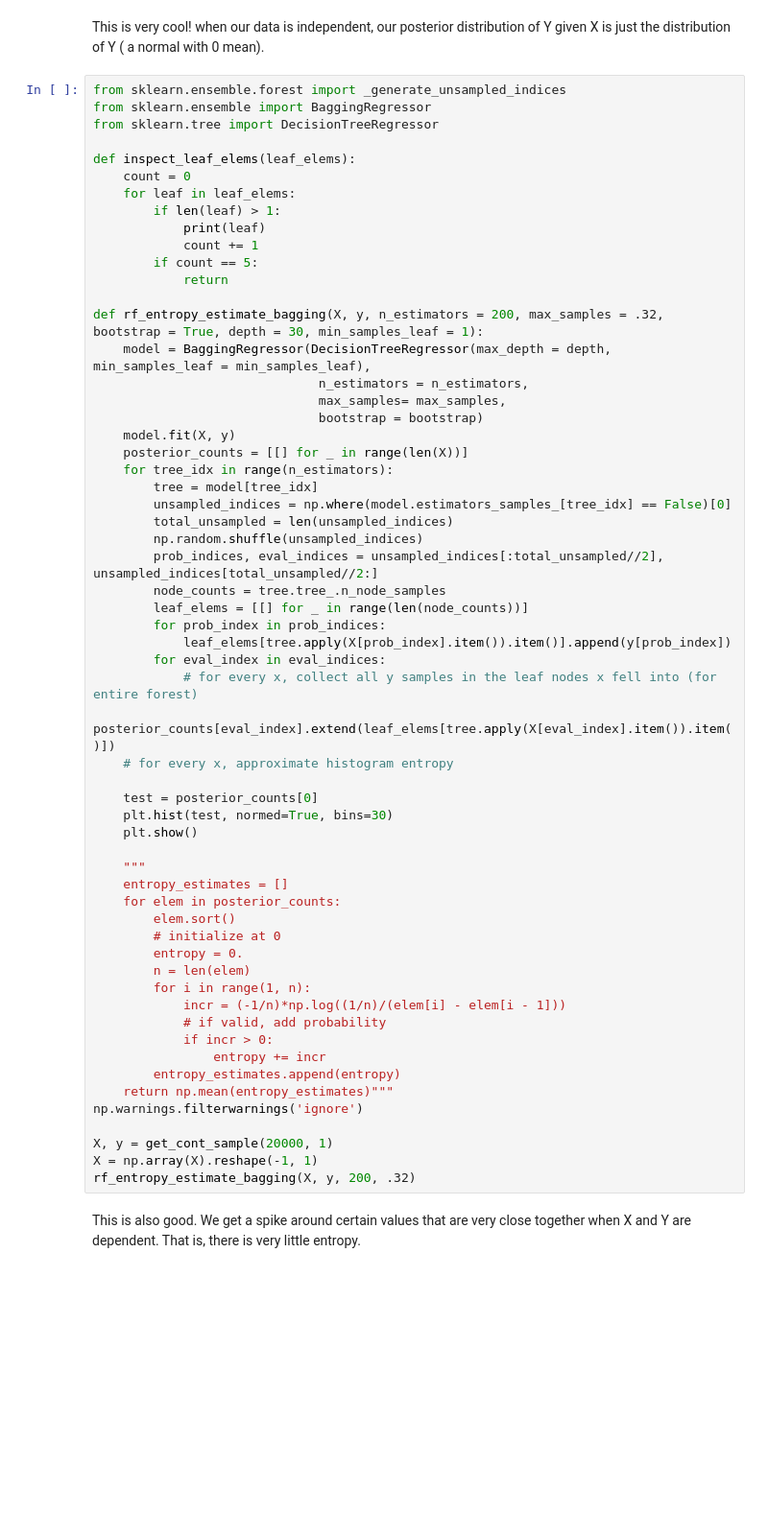
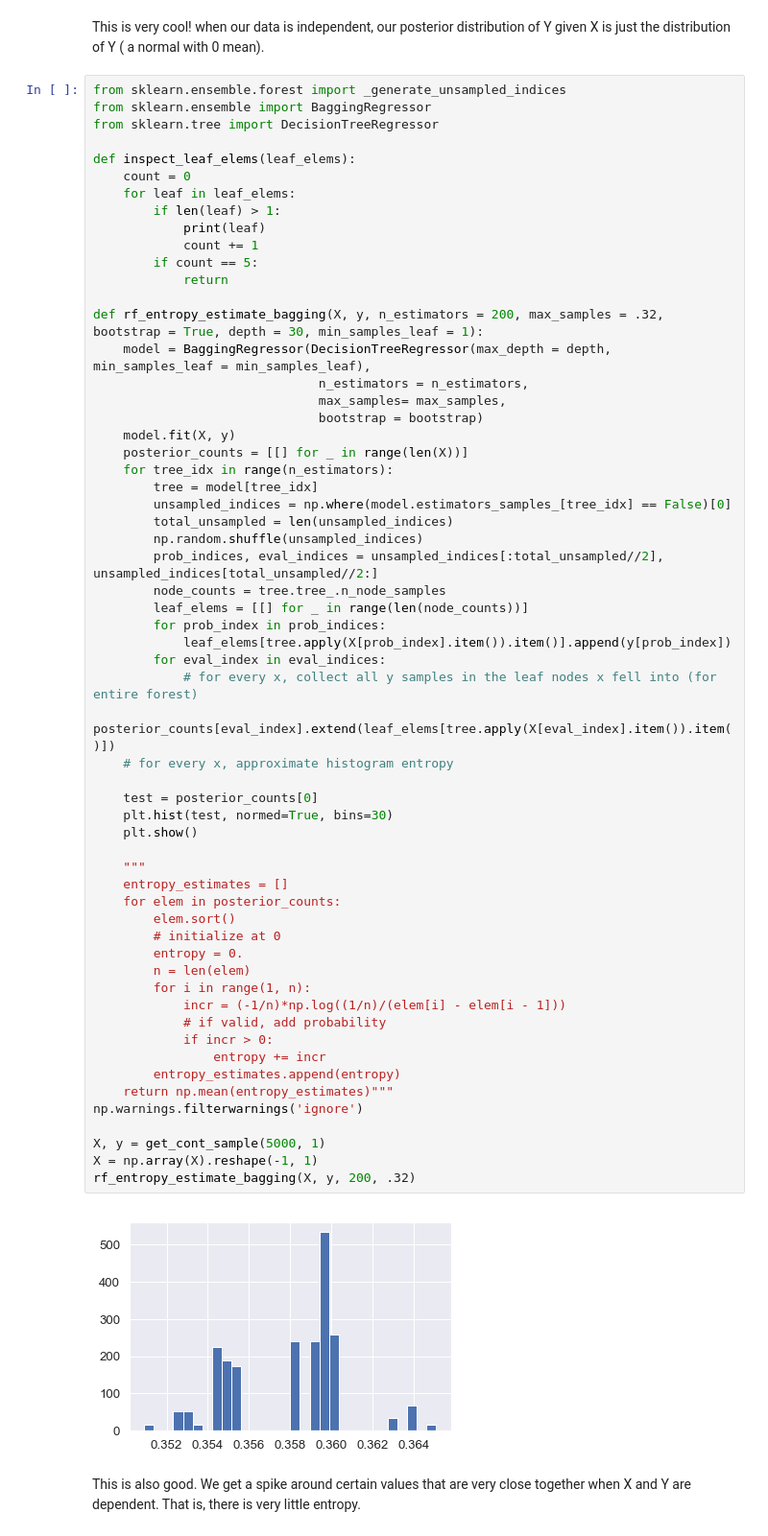
Before and after one commit to rguo123/conditional_entropy_forests, a Jupyter notebook: Continuous Data.ipynb, the cells around one changed output. Shown: that part at 96% size. Saved outputs shown, nothing was run; the diff lists cells and outputs as text; blank space fills up the shorter version.

```diff
--- a/Continuous Data.ipynb
+++ b/Continuous Data.ipynb
@@ -288,34 +290,36 @@ def rf_entropy_estimate_bagging(X, y, n_estimators = 200, max_samples = .32, boo
         leaf_elems = [[] for _ in range(len(node_counts))]
         for prob_index in prob_indices:
             leaf_elems[tree.apply(X[prob_index].item()).item()].append(y[prob_index])
         for eval_index in eval_indices:
             # for every x, collect all y samples in the leaf nodes x fell into (for entire forest)
             posterior_counts[eval_index].extend(leaf_elems[tree.apply(X[eval_index].item()).item()])
     # for every x, approximate histogram entropy
 
     test = posterior_counts[0]
     plt.hist(test, normed=True, bins=30)
     plt.show()
 
     """
     entropy_estimates = []
     for elem in posterior_counts:
         elem.sort()
         # initialize at 0
         entropy = 0.
         n = len(elem)
         for i in range(1, n):
             incr = (-1/n)*np.log((1/n)/(elem[i] - elem[i - 1]))
             # if valid, add probability
             if incr > 0:
                 entropy += incr
         entropy_estimates.append(entropy)
     return np.mean(entropy_estimates)"""
 np.warnings.filterwarnings('ignore')
 
-X, y = get_cont_sample(20000, 1)
+X, y = get_cont_sample(5000, 1)
 X = np.array(X).reshape(-1, 1)
 rf_entropy_estimate_bagging(X, y, 200, .32)
+# %% [output]
+[figure, added]
 # %% [markdown]
 This is also good. We get a spike around certain values that are very close together when X and Y are dependent. That is, there is very little entropy.
 # %% [markdown]
```
Also changed, not shown: parts of 2 cells of this notebook, 9 other files.
